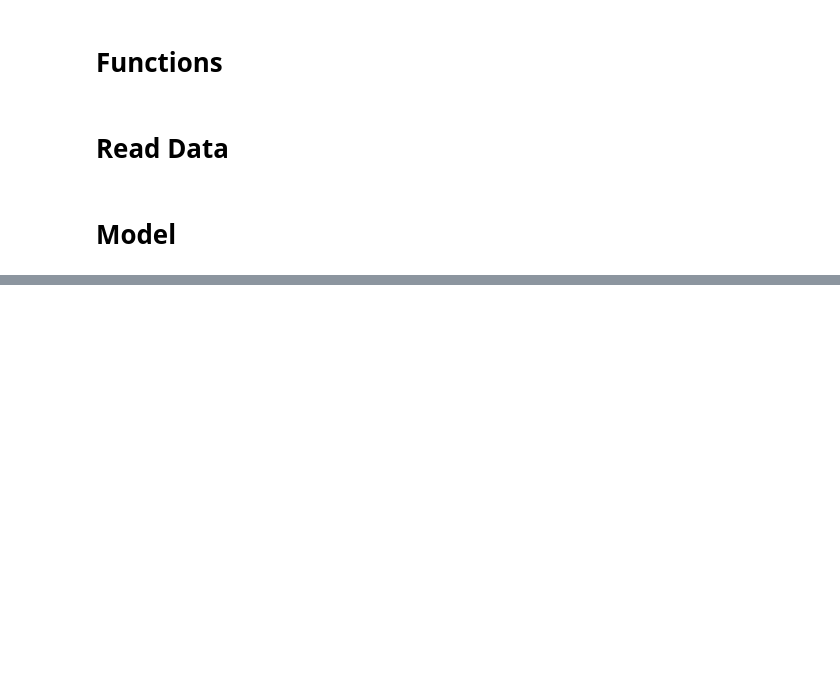
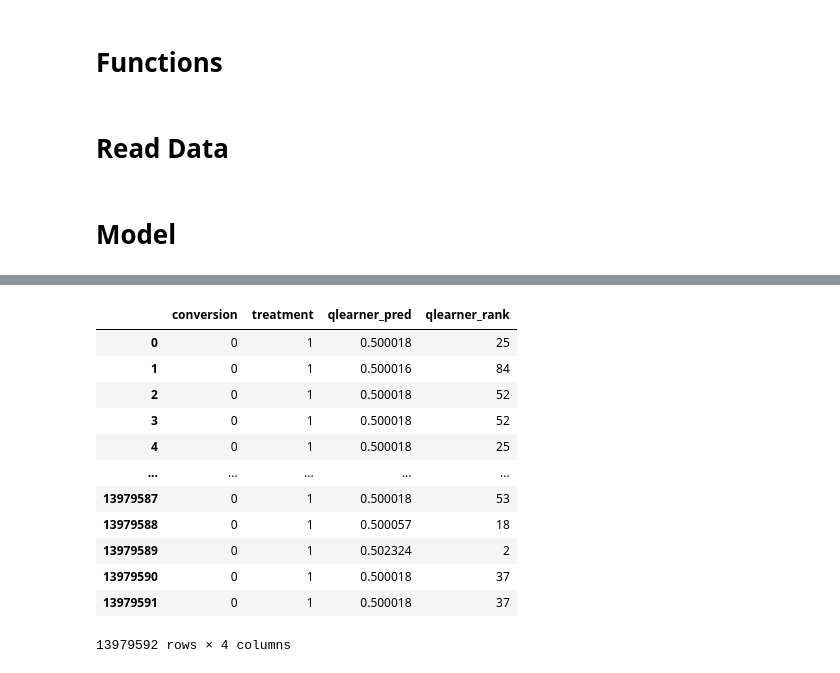
Before and after one commit to YuriNakayama/cate, a Jupyter notebook: dev/eda/obp/causalml.ipynb, the cells around one changed output, grey strips where cells are left out. Drawn from its saved outputs; the diff is of its cells as text; code cells hidden in the pictures; blank space fills up the shorter version.

```diff
--- a/dev/eda/obp/causalml.ipynb
+++ b/dev/eda/obp/causalml.ipynb
@@ -84,6 +101,22 @@ for name, pred_df in pred_dfs.items():
     pred_df = pred_df.rename(columns={"pred": f"{name}_pred", "rank": f"{name}_rank"})
     output_df = pd.merge(output_df, pred_df, left_index=True, right_index=True)
 output_df.to_csv(pathlinker.prediction / "obp.csv")
+# %%
+output_df
+# %% [output]
+|  | conversion | treatment | qlearner_pred | qlearner_rank |
+| 0 | 0 | 1 | 0.500018 | 25 |
+| 1 | 0 | 1 | 0.500016 | 84 |
+| 2 | 0 | 1 | 0.500018 | 52 |
+| 3 | 0 | 1 | 0.500018 | 52 |
+| 4 | 0 | 1 | 0.500018 | 25 |
+| ... | ... | ... | ... | ... |
+| 13979587 | 0 | 1 | 0.500018 | 53 |
+| 13979588 | 0 | 1 | 0.500057 | 18 |
+| 13979589 | 0 | 1 | 0.502324 | 2 |
+| 13979590 | 0 | 1 | 0.500018 | 37 |
+| 13979591 | 0 | 1 | 0.500018 | 37 |
+13979592 rows × 4 columns
 # %%
 cvs = {}
 for name in models.keys():
```
Also changed, not shown: parts of 7 cells of this notebook, 2 other files.
